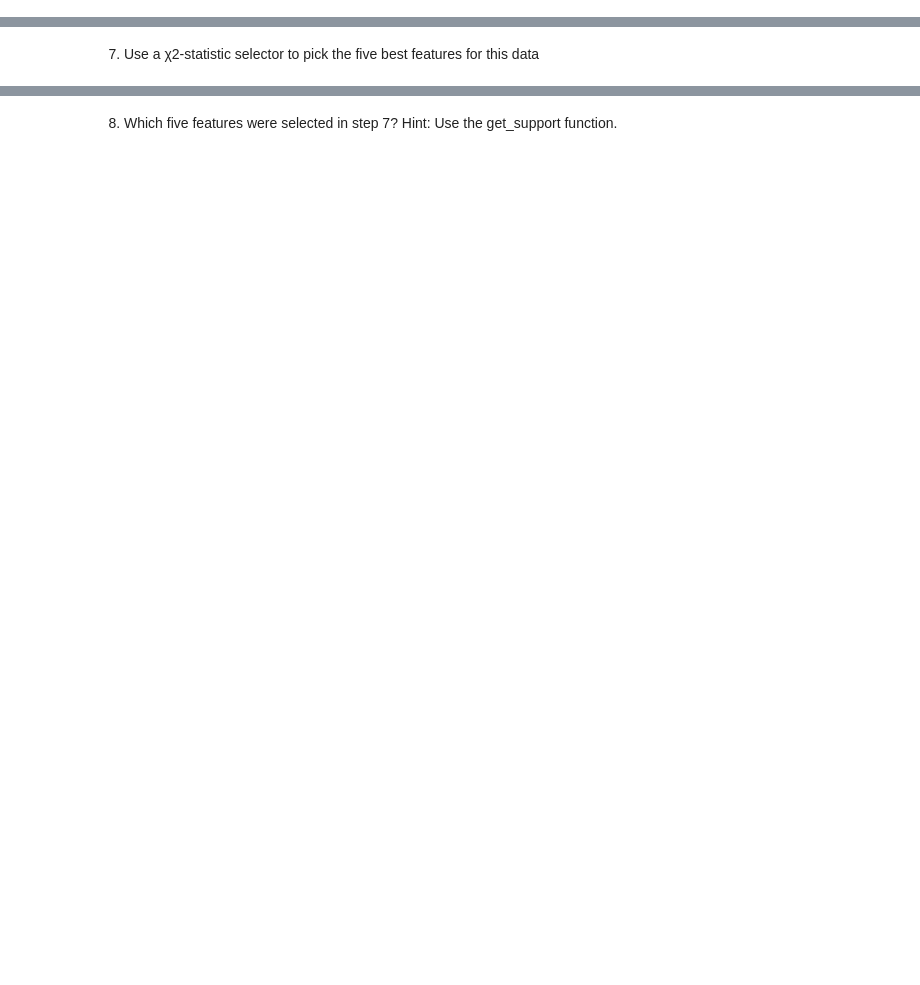
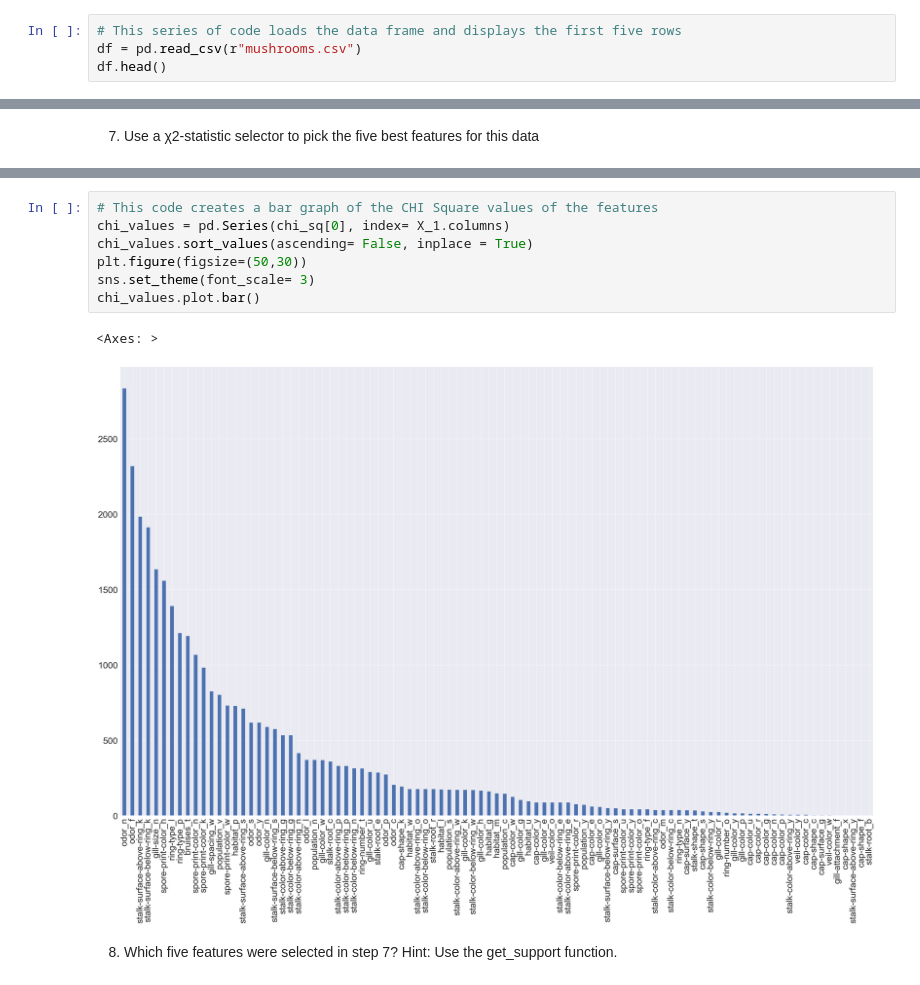
Before and after one commit to MWPerrineJr/data-mining, a Jupyter notebook: Weel 7 Assignment.ipynb, the cells around one changed output, grey strips where cells are left out. Drawn from its saved outputs; the diff is of its cells as text; blank space fills up the shorter version.

```diff
--- a/Weel 7 Assignment.ipynb
+++ b/Weel 7 Assignment.ipynb
@@ -500,3 +762,7 @@ r2_score(y_test, y_pred)
 ### Part 2 Categorical Feature Selection
 # %% [markdown]
 1. Import the data as a data frame and ensure it is loaded correctly.
+# %%
+# This series of code loads the data frame and displays the first five rows
+df = pd.read_csv(r"mushrooms.csv")
+df.head()
@@ -515,2 +894,12 @@ r2_score(y_test, y_pred)
+# %%
+# This code creates a bar graph of the CHI Square values of the features
+chi_values = pd.Series(chi_sq[0], index= X_1.columns)
+chi_values.sort_values(ascending= False, inplace = True)
+plt.figure(figsize=(50,30))
+sns.set_theme(font_scale= 3)
+chi_values.plot.bar()
+# %% [output]
+<Axes: >
+[figure, added]
 # %% [markdown]
 8. Which five features were selected in step 7? Hint: Use the get_support function.
```
Also changed, not shown: parts of 49 cells of this notebook.
